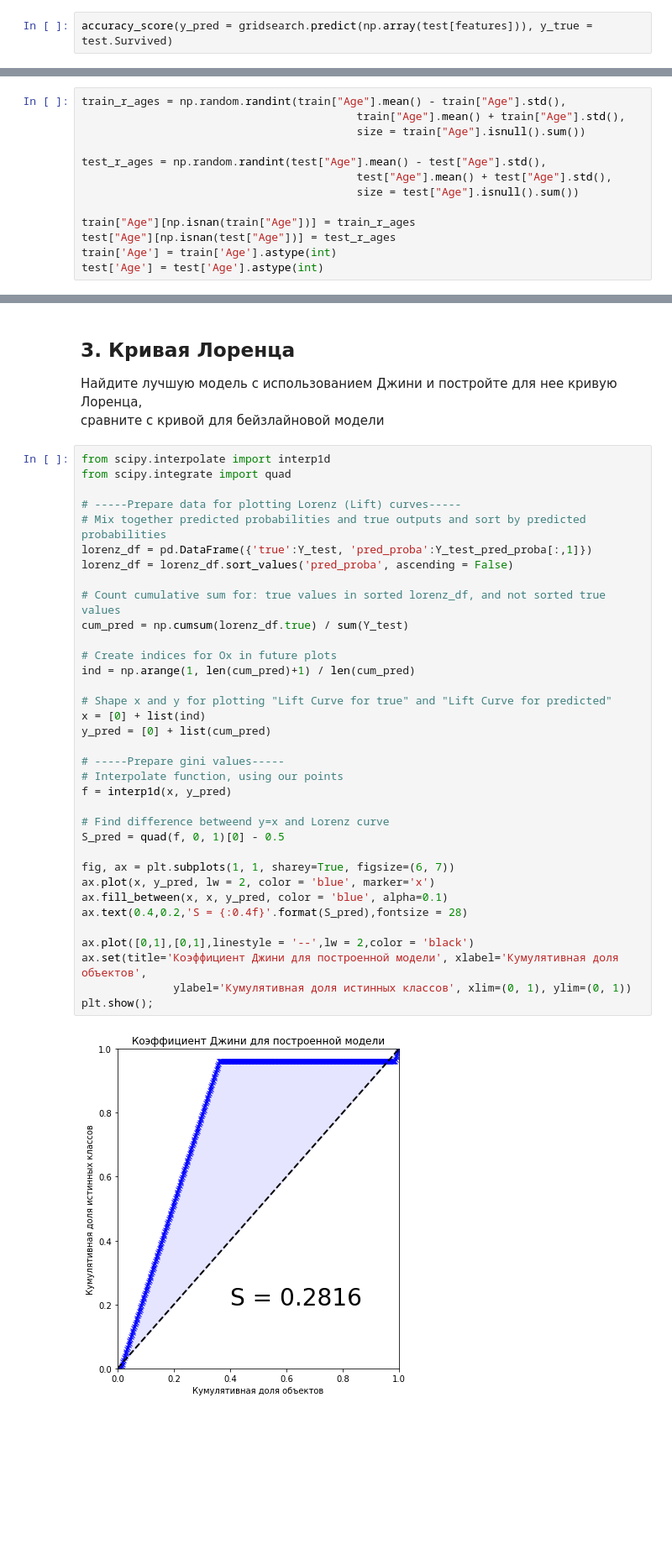
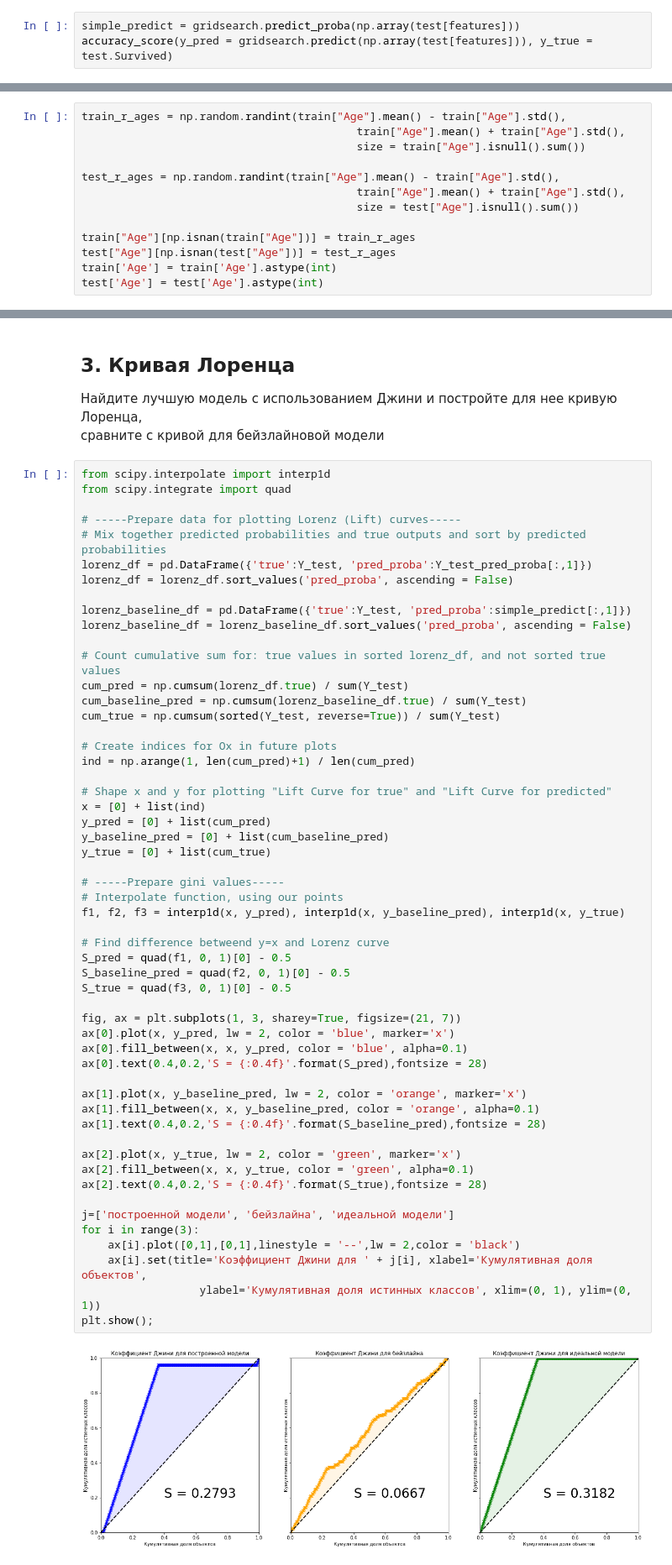
Before and after one commit to mmariyavyatkina/otus_course, a Jupyter notebook: Module 2/HW1/homework_trees.ipynb, the cells around one changed output, grey strips where cells are left out. Shown at 84% size. Saved outputs shown, nothing was run; the diff lists cells and outputs as text; blank space fills up the shorter version.

Commit message:
two lorenz curves added
lorenz curves for perfect and baseline added

```diff
--- a/Module 2/HW1/homework_trees.ipynb
+++ b/Module 2/HW1/homework_trees.ipynb
@@ -87,4 +87,5 @@ gridsearch.best_score_
 # %%
+simple_predict = gridsearch.predict_proba(np.array(test[features]))
 accuracy_score(y_pred = gridsearch.predict(np.array(test[features])), y_true = test.Survived)
 # %% [output]
 0.6746411483253588
@@ -168,8 +184,8 @@ train_r_ages = np.random.randint(train["Age"].mean() - train["Age"].std(),
                                           train["Age"].mean() + train["Age"].std(),
                                           size = train["Age"].isnull().sum())
 
-test_r_ages = np.random.randint(test["Age"].mean() - test["Age"].std(),
-                                          test["Age"].mean() + test["Age"].std(),
+test_r_ages = np.random.randint(train["Age"].mean() - train["Age"].std(),
+                                          train["Age"].mean() + train["Age"].std(),
                                           size = test["Age"].isnull().sum())
 
 train["Age"][np.isnan(train["Age"])] = train_r_ages
@@ -331,38 +347,57 @@ accuracy score 0.9736842105263158
 # %%
 from scipy.interpolate import interp1d
 from scipy.integrate import quad
 
 # -----Prepare data for plotting Lorenz (Lift) curves-----
 # Mix together predicted probabilities and true outputs and sort by predicted probabilities
 lorenz_df = pd.DataFrame({'true':Y_test, 'pred_proba':Y_test_pred_proba[:,1]})
 lorenz_df = lorenz_df.sort_values('pred_proba', ascending = False)
 
+lorenz_baseline_df = pd.DataFrame({'true':Y_test, 'pred_proba':simple_predict[:,1]})
+lorenz_baseline_df = lorenz_baseline_df.sort_values('pred_proba', ascending = False)
+
 # Count cumulative sum for: true values in sorted lorenz_df, and not sorted true values
 cum_pred = np.cumsum(lorenz_df.true) / sum(Y_test)
+cum_baseline_pred = np.cumsum(lorenz_baseline_df.true) / sum(Y_test)
+cum_true = np.cumsum(sorted(Y_test, reverse=True)) / sum(Y_test)
 
 # Create indices for Ox in future plots
 ind = np.arange(1, len(cum_pred)+1) / len(cum_pred)
 
 # Shape x and y for plotting "Lift Curve for true" and "Lift Curve for predicted"
 x = [0] + list(ind)
 y_pred = [0] + list(cum_pred)
+y_baseline_pred = [0] + list(cum_baseline_pred)
+y_true = [0] + list(cum_true)
 
 # -----Prepare gini values-----
 # Interpolate function, using our points
-f = interp1d(x, y_pred)
+f1, f2, f3 = interp1d(x, y_pred), interp1d(x, y_baseline_pred), interp1d(x, y_true)
 
 # Find difference betweend y=x and Lorenz curve
-S_pred = quad(f, 0, 1)[0] - 0.5
+S_pred = quad(f1, 0, 1)[0] - 0.5
+S_baseline_pred = quad(f2, 0, 1)[0] - 0.5
+S_true = quad(f3, 0, 1)[0] - 0.5
 
-fig, ax = plt.subplots(1, 1, sharey=True, figsize=(6, 7))
-ax.plot(x, y_pred, lw = 2, color = 'blue', marker='x')
-ax.fill_between(x, x, y_pred, color = 'blue', alpha=0.1)
-ax.text(0.4,0.2,'S = {:0.4f}'.format(S_pred),fontsize = 28)
+fig, ax = plt.subplots(1, 3, sharey=True, figsize=(21, 7))
+ax[0].plot(x, y_pred, lw = 2, color = 'blue', marker='x')
+ax[0].fill_between(x, x, y_pred, color = 'blue', alpha=0.1)
+ax[0].text(0.4,0.2,'S = {:0.4f}'.format(S_pred),fontsize = 28)
 
-ax.plot([0,1],[0,1],linestyle = '--',lw = 2,color = 'black')
-ax.set(title='Коэффициент Джини для построенной модели', xlabel='Кумулятивная доля объектов',
-              ylabel='Кумулятивная доля истинных классов', xlim=(0, 1), ylim=(0, 1))
+ax[1].plot(x, y_baseline_pred, lw = 2, color = 'orange', marker='x')
+ax[1].fill_between(x, x, y_baseline_pred, color = 'orange', alpha=0.1)
+ax[1].text(0.4,0.2,'S = {:0.4f}'.format(S_baseline_pred),fontsize = 28)
+
+ax[2].plot(x, y_true, lw = 2, color = 'green', marker='x')
+ax[2].fill_between(x, x, y_true, color = 'green', alpha=0.1)
+ax[2].text(0.4,0.2,'S = {:0.4f}'.format(S_true),fontsize = 28)
+
+j=['построенной модели', 'бейзлайна', 'идеальной модели']
+for i in range(3):
+    ax[i].plot([0,1],[0,1],linestyle = '--',lw = 2,color = 'black')
+    ax[i].set(title='Коэффициент Джини для ' + j[i], xlabel='Кумулятивная доля объектов',
+                  ylabel='Кумулятивная доля истинных классов', xlim=(0, 1), ylim=(0, 1))
 plt.show();
 # %% [output]
-[figure, old version]
+[figure, new version]
 # %% [markdown]
```
Also changed, not shown: parts of 4 cells of this notebook.
